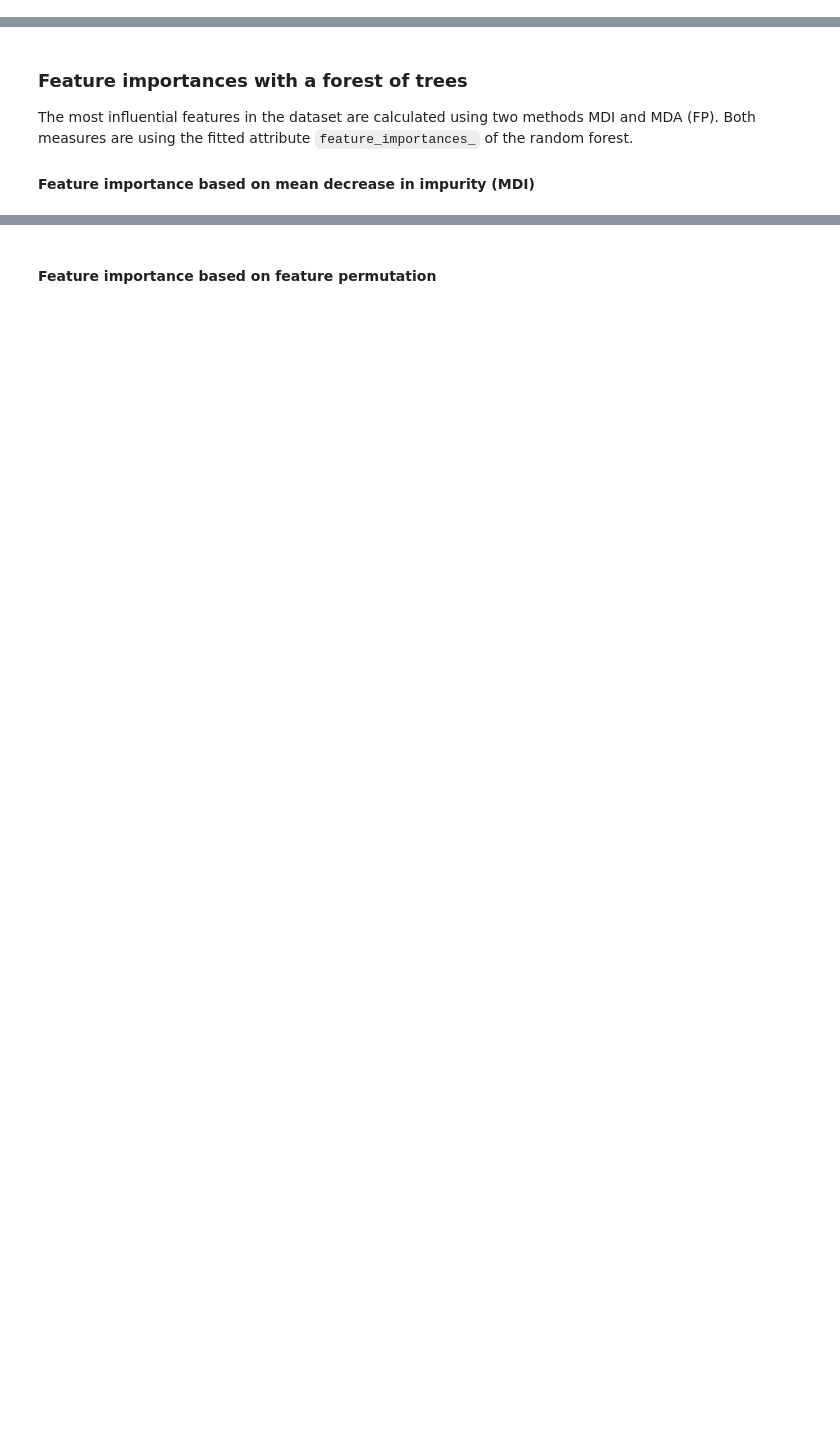
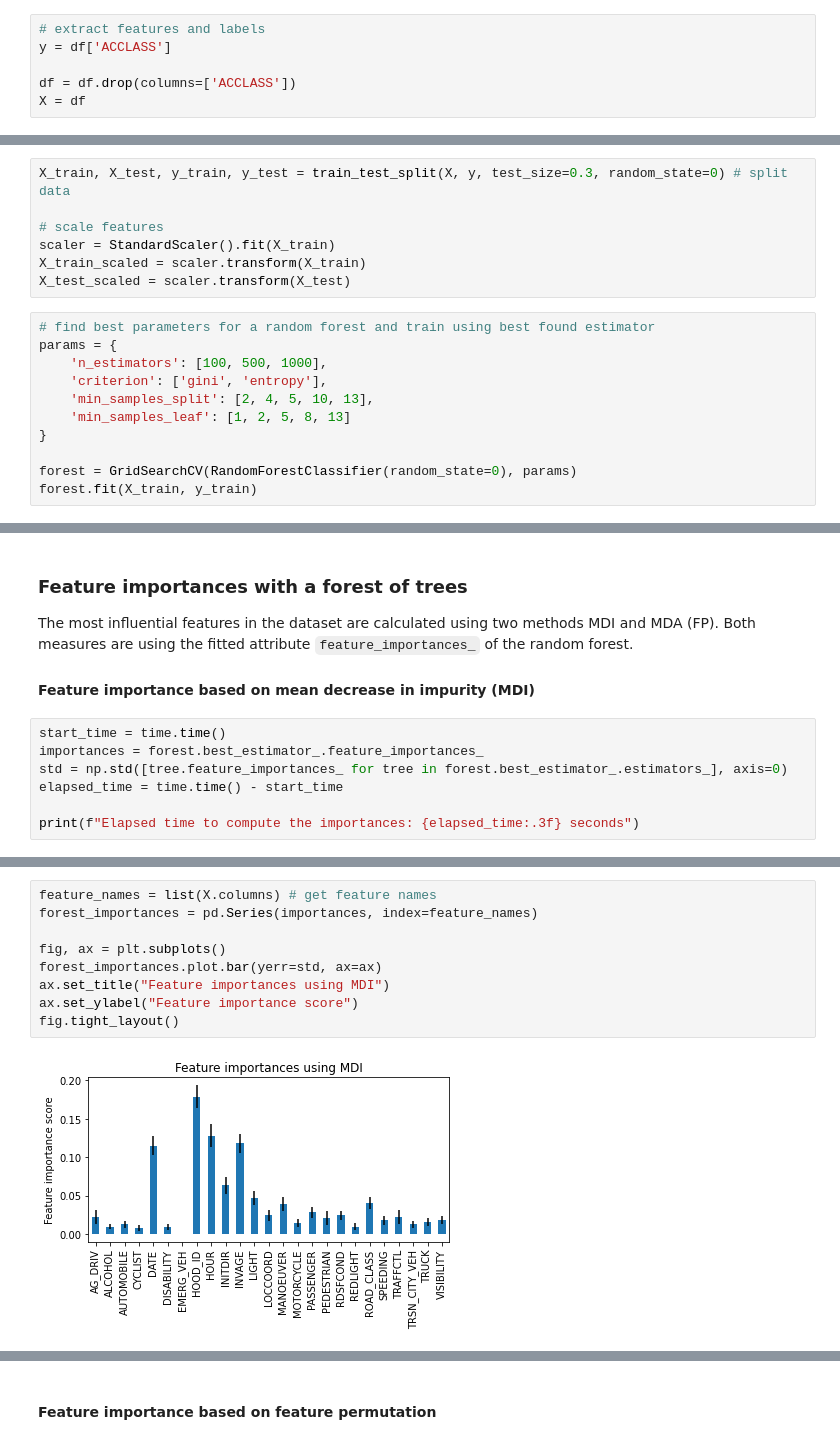
Before and after one commit to ElviraKonovalov/road-collisions, a Jupyter notebook: project_data_model.ipynb, the cells around one changed output, grey strips where cells are left out. Cells and saved outputs as stored; diff of their text form; blank space fills up the shorter version.

```diff
--- a/project_data_model.ipynb
+++ b/project_data_model.ipynb
@@ -273,0 +276,6 @@ df.to_csv("/clean_data_label_encoded.csv")
+# %%
+# extract features and labels
+y = df['ACCLASS']
+
+df = df.drop(columns=['ACCLASS'])
+X = df
@@ -273,0 +284,18 @@ df.to_csv("/clean_data_label_encoded.csv")
+# %%
+X_train, X_test, y_train, y_test = train_test_split(X, y, test_size=0.3, random_state=0) # split data
+
+# scale features
+scaler = StandardScaler().fit(X_train)
+X_train_scaled = scaler.transform(X_train)
+X_test_scaled = scaler.transform(X_test)
+# %%
+# find best parameters for a random forest and train using best found estimator
+params = {
+    'n_estimators': [100, 500, 1000],
+    'criterion': ['gini', 'entropy'],
+    'min_samples_split': [2, 4, 5, 10, 13],
+    'min_samples_leaf': [1, 2, 5, 8, 13]
+}
+
+forest = GridSearchCV(RandomForestClassifier(random_state=0), params)
+forest.fit(X_train, y_train)
@@ -275,3 +313,10 @@ df.to_csv("/clean_data_label_encoded.csv")
 ### Feature importances with a forest of trees
 The most influential features in the dataset are calculated using two methods MDI and MDA (FP). Both measures are using the fitted attribute `feature_importances_` of the random forest.
 #### Feature importance based on mean decrease in impurity (MDI)
+# %%
+start_time = time.time()
+importances = forest.best_estimator_.feature_importances_
+std = np.std([tree.feature_importances_ for tree in forest.best_estimator_.estimators_], axis=0)
+elapsed_time = time.time() - start_time
+
+print(f"Elapsed time to compute the importances: {elapsed_time:.3f} seconds")
@@ -277,0 +325,11 @@ The most influential features in the dataset are calculated using two methods MD
+# %%
+feature_names = list(X.columns) # get feature names
+forest_importances = pd.Series(importances, index=feature_names)
+
+fig, ax = plt.subplots()
+forest_importances.plot.bar(yerr=std, ax=ax)
+ax.set_title("Feature importances using MDI")
+ax.set_ylabel("Feature importance score")
+fig.tight_layout()
+# %% [output]
+[figure, added]
```
Also changed, not shown: parts of 69 cells of this notebook.
